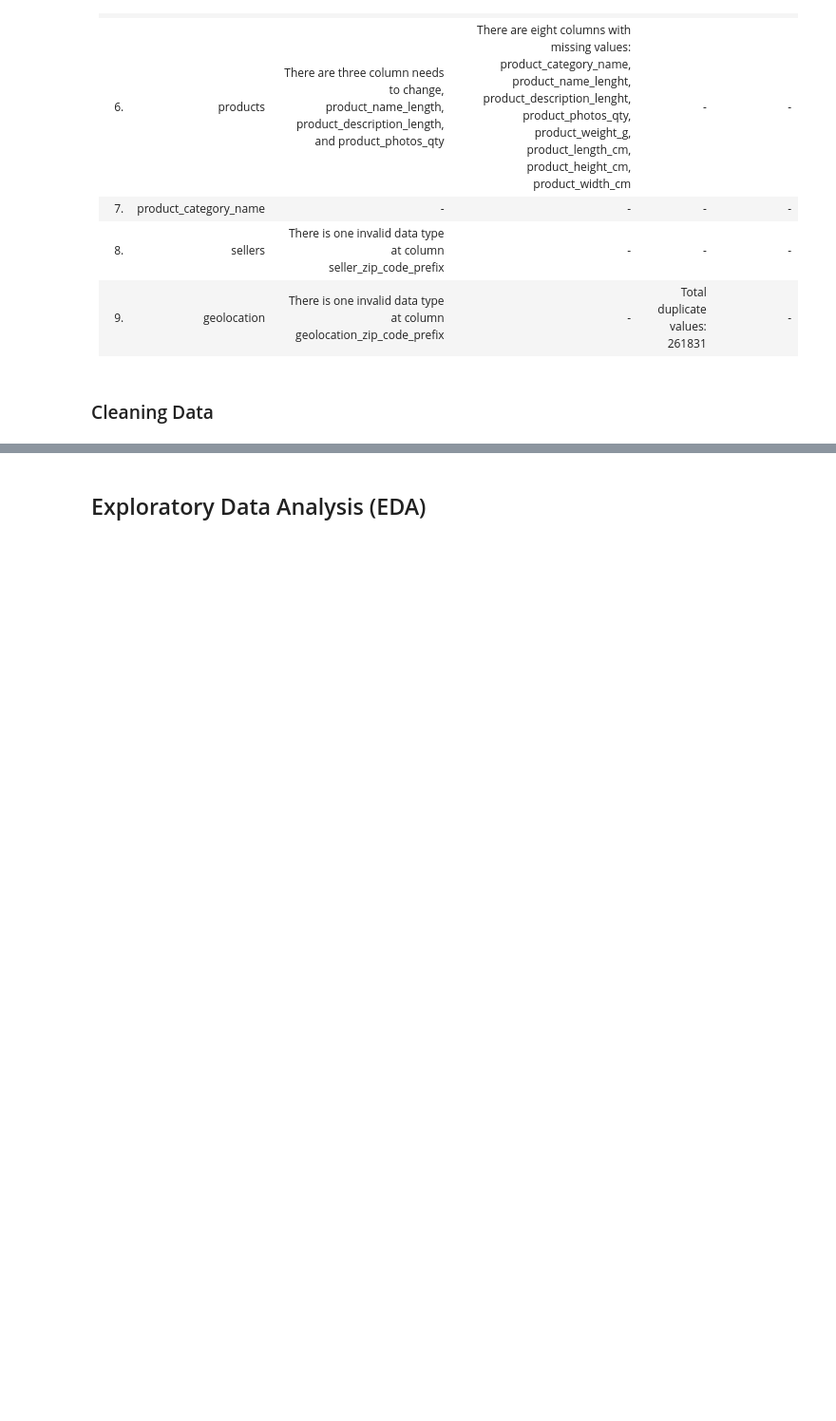
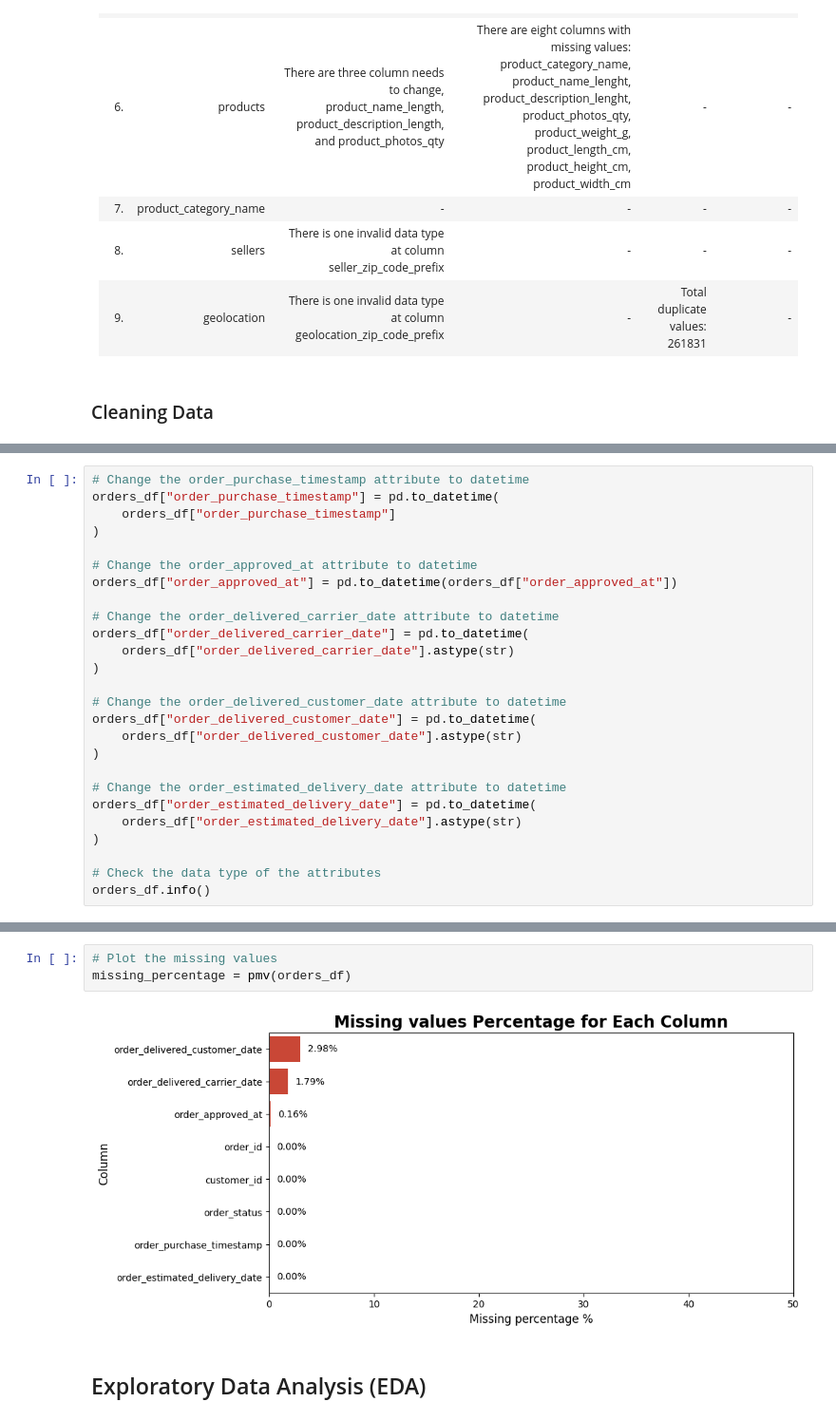
Before and after one commit to stefansphtr/Data-Analytics-Brazilian-Ecommerce, a Jupyter notebook: notebook.ipynb, the cells around one changed output, grey strips where cells are left out. Shown at 95% size. Drawn from its saved outputs; the diff is of its cells as text; blank space fills up the shorter version.

```diff
--- a/notebook.ipynb
+++ b/notebook.ipynb
@@ -568,0 +617,26 @@ Total duplicate value: 261831
+# %%
+# Change the order_purchase_timestamp attribute to datetime
+orders_df["order_purchase_timestamp"] = pd.to_datetime(
+    orders_df["order_purchase_timestamp"]
+)
+
+# Change the order_approved_at attribute to datetime
+orders_df["order_approved_at"] = pd.to_datetime(orders_df["order_approved_at"])
+
+# Change the order_delivered_carrier_date attribute to datetime
+orders_df["order_delivered_carrier_date"] = pd.to_datetime(
+    orders_df["order_delivered_carrier_date"].astype(str)
+)
+
+# Change the order_delivered_customer_date attribute to datetime
+orders_df["order_delivered_customer_date"] = pd.to_datetime(
+    orders_df["order_delivered_customer_date"].astype(str)
+)
+
+# Change the order_estimated_delivery_date attribute to datetime
+orders_df["order_estimated_delivery_date"] = pd.to_datetime(
+    orders_df["order_estimated_delivery_date"].astype(str)
+)
+
+# Check the data type of the attributes
+orders_df.info()
@@ -569,3 +673,8 @@ Total duplicate value: 261831
+# %%
+# Plot the missing values
+missing_percentage = pmv(orders_df)
+# %% [output]
+[figure, added]
 # %% [markdown]
 ## Exploratory Data Analysis (EDA)
 # %% [markdown]
```
Also changed, not shown: parts of 10 cells of this notebook.
